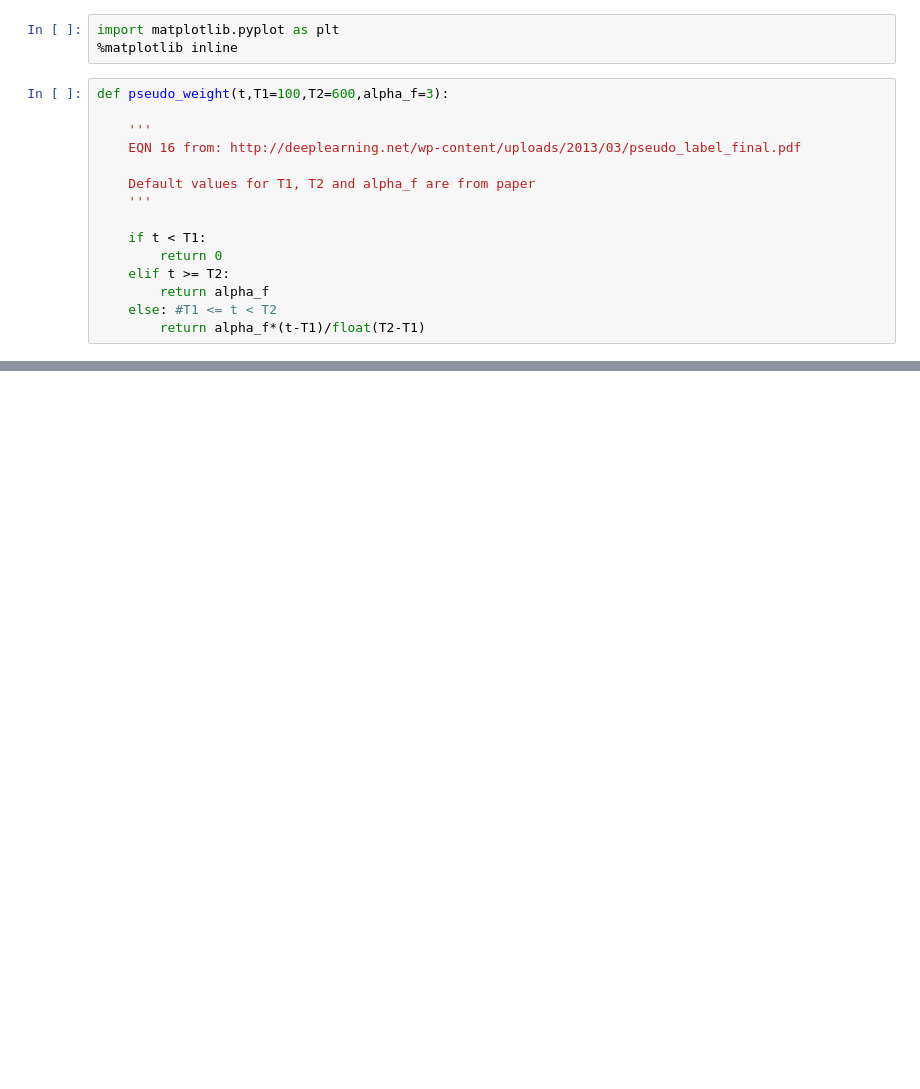
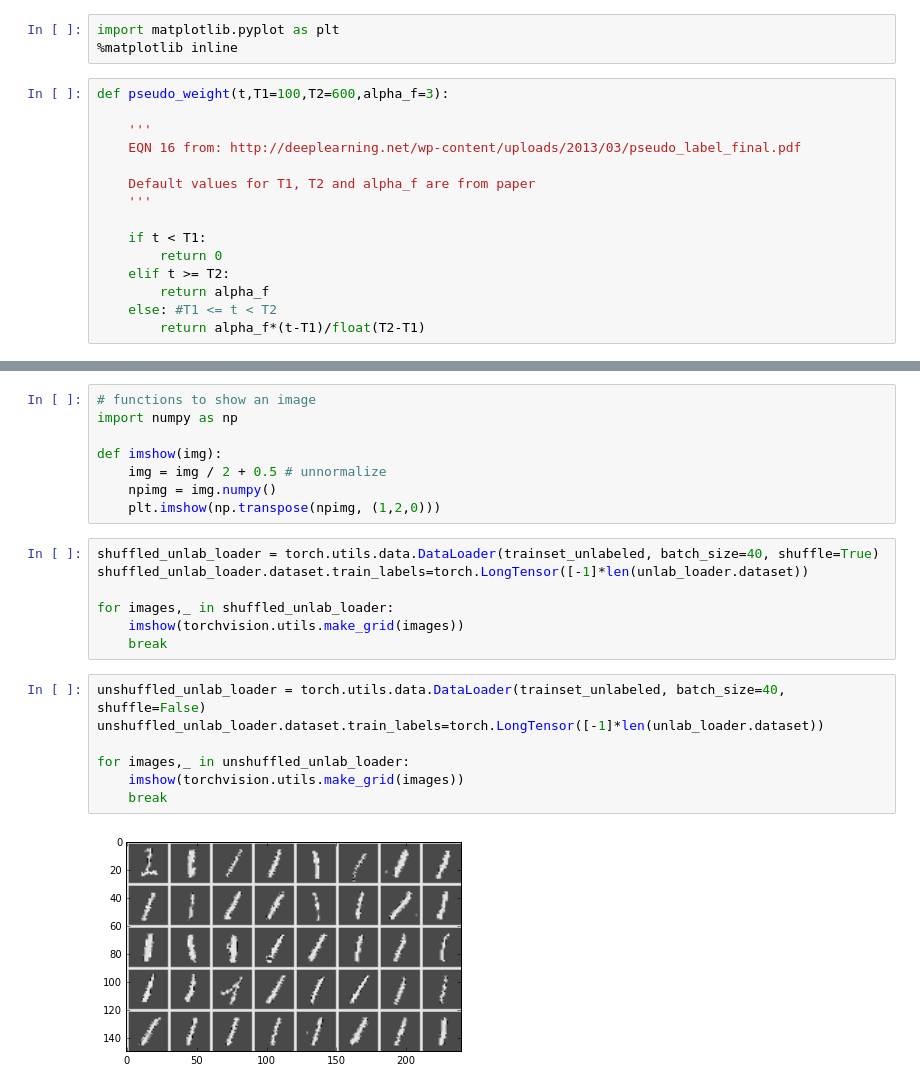
Before and after one commit to asn264/deep_learning_a1, a Jupyter notebook: pseudo_debugging.ipynb, the cells around one changed output, grey strips where cells are left out. Cells and saved outputs as stored; diff of their text form; blank space fills up the shorter version.

```diff
--- a/pseudo_debugging.ipynb
+++ b/pseudo_debugging.ipynb
@@ -38,0 +40,24 @@ plt.show()
+# %%
+# functions to show an image
+import numpy as np
+
+def imshow(img):
+    img = img / 2 + 0.5 # unnormalize
+    npimg = img.numpy()
+    plt.imshow(np.transpose(npimg, (1,2,0)))
+# %%
+shuffled_unlab_loader = torch.utils.data.DataLoader(trainset_unlabeled, batch_size=40, shuffle=True)
+shuffled_unlab_loader.dataset.train_labels=torch.LongTensor([-1]*len(unlab_loader.dataset))
+
+for images,_ in shuffled_unlab_loader:
+    imshow(torchvision.utils.make_grid(images))
+    break
+# %%
+unshuffled_unlab_loader = torch.utils.data.DataLoader(trainset_unlabeled, batch_size=40, shuffle=False)
+unshuffled_unlab_loader.dataset.train_labels=torch.LongTensor([-1]*len(unlab_loader.dataset))
+
+for images,_ in unshuffled_unlab_loader:
+    imshow(torchvision.utils.make_grid(images))
+    break
+# %% [output]
+[figure, added]
```
Also changed, not shown: parts of 2 cells of this notebook.
